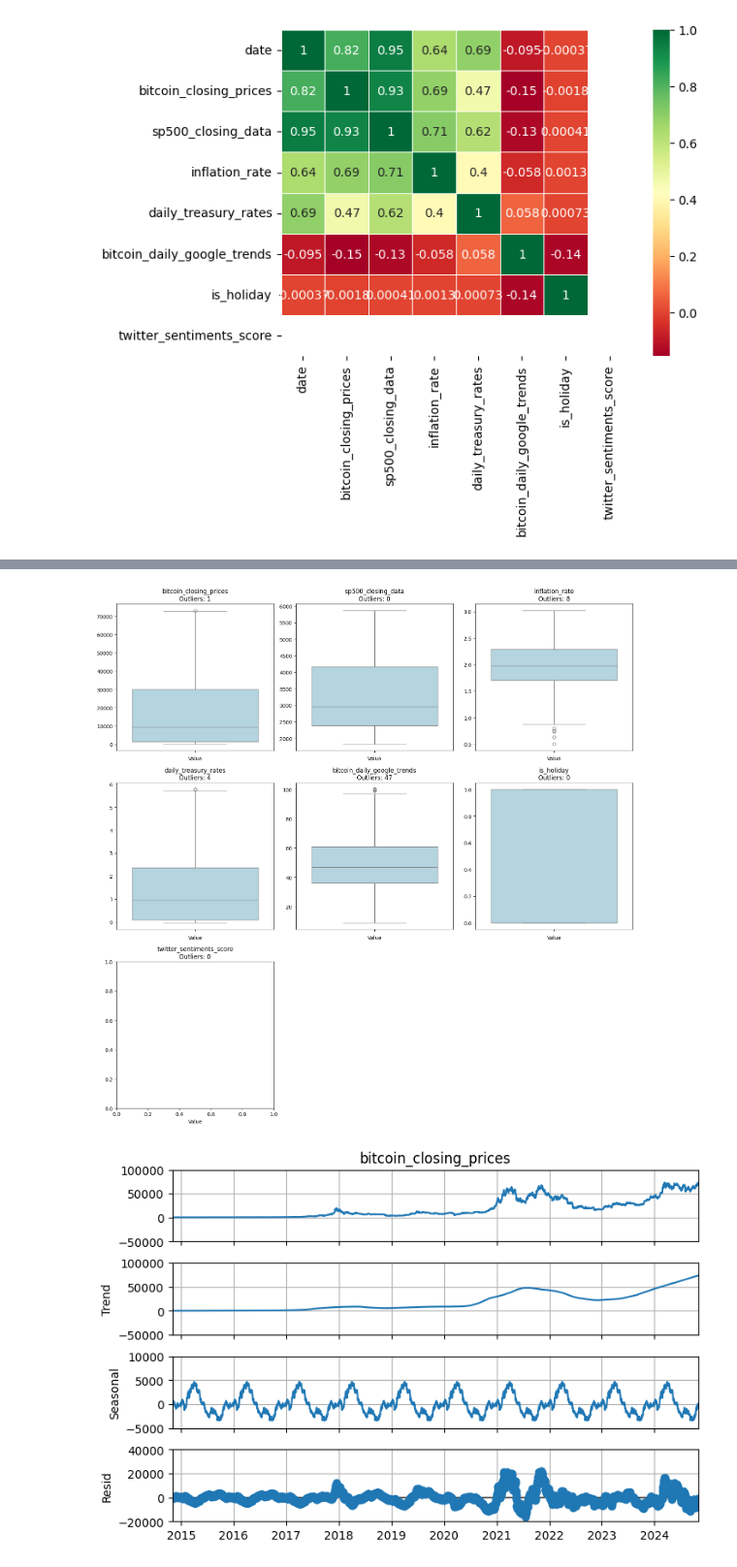
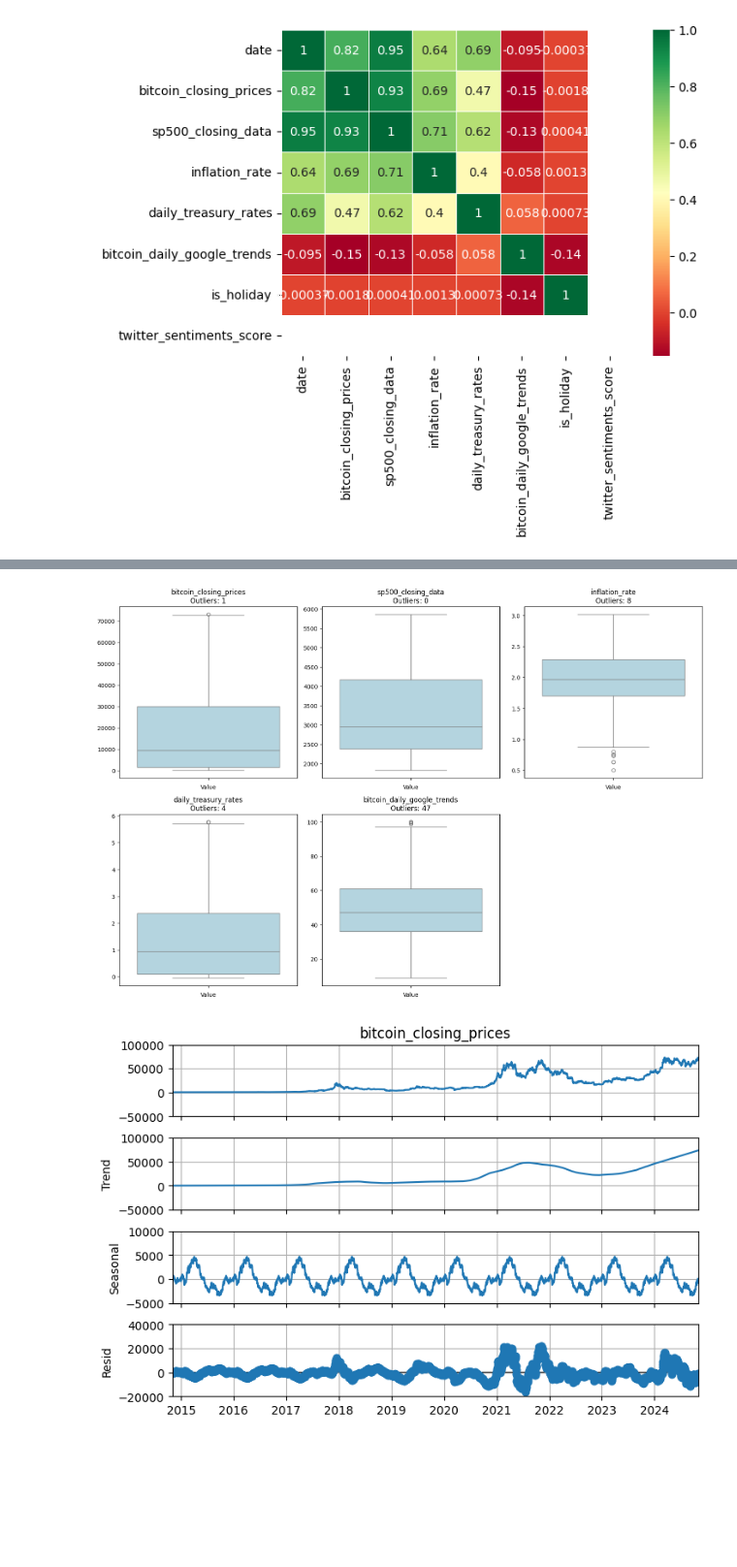
Before and after one commit to kalakhushi18/Advance-Time-Series-Prediction-W24, a Jupyter notebook: 1_DatasetCharacteristics/exploratory_data_analysis.ipynb, the cells around one changed output, grey strips where cells are left out. Shown at 97% size. Cells and saved outputs as stored; diff of their text form; code cells hidden in the pictures; blank space fills up the shorter version.

```diff
--- a/1_DatasetCharacteristics/exploratory_data_analysis.ipynb
+++ b/1_DatasetCharacteristics/exploratory_data_analysis.ipynb
@@ -322,43 +358,40 @@ corr.map(nf_2)
 # Function to detect outliers using the IQR method
 def detect_outliers_iqr(data):
     Q1 = data.quantile(0.25)
     Q3 = data.quantile(0.75)
     IQR = Q3 - Q1
     lower_bound = Q1 - 1.5 * IQR
     upper_bound = Q3 + 1.5 * IQR
     return ((data < lower_bound) | (data > upper_bound))
 
-# Filter numeric columns only
-numeric_columns = df.select_dtypes(include=[np.number]).columns
-
-# Set up the plot grid (4x2 layout)
+# Set up the plot grid (3x3 layout)
 fig, axes = plt.subplots(3, 3, figsize=(15, 15))
 axes = axes.flatten()
 
 # Generate boxplots for each numeric column
-for i, col in enumerate(numeric_columns):
+for i, col in enumerate(variables):
     ax = axes[i]
     valid_data = df[col].dropna()  # Drop missing values
     sns.boxplot(y=valid_data, ax=ax, color='lightblue')  # Pass clean data
 
-    # Detect and count outliers
-    outliers = detect_outliers_iqr(valid_data)
+    # Detect and count outliers for the current column
+    outliers = detect_outliers_iqr(df[col])  # Pass the individual column
     num_outliers = outliers.sum()
 
     # Annotate the plot with the number of outliers
     ax.set_title(f"{col}\nOutliers: {num_outliers}", fontsize=12)
     ax.set_xlabel('Value')
     ax.set_ylabel('')
 
-# Hide unused subplots if columns < 8
-for j in range(len(numeric_columns), len(axes)):
+# Hide unused subplots if columns < 9
+for j in range(len(variables), len(axes)):
     fig.delaxes(axes[j])
 
 # Adjust layout and show the plot
 plt.tight_layout()
 plt.show()
 # %% [output]
-[figure, old version]
+[figure, new version]
 # %%
 # Ensure 'date' is the datetime index
 df.set_index('date', inplace=True)
```
Also changed, not shown: parts of 16 cells of this notebook, 1 other file.
